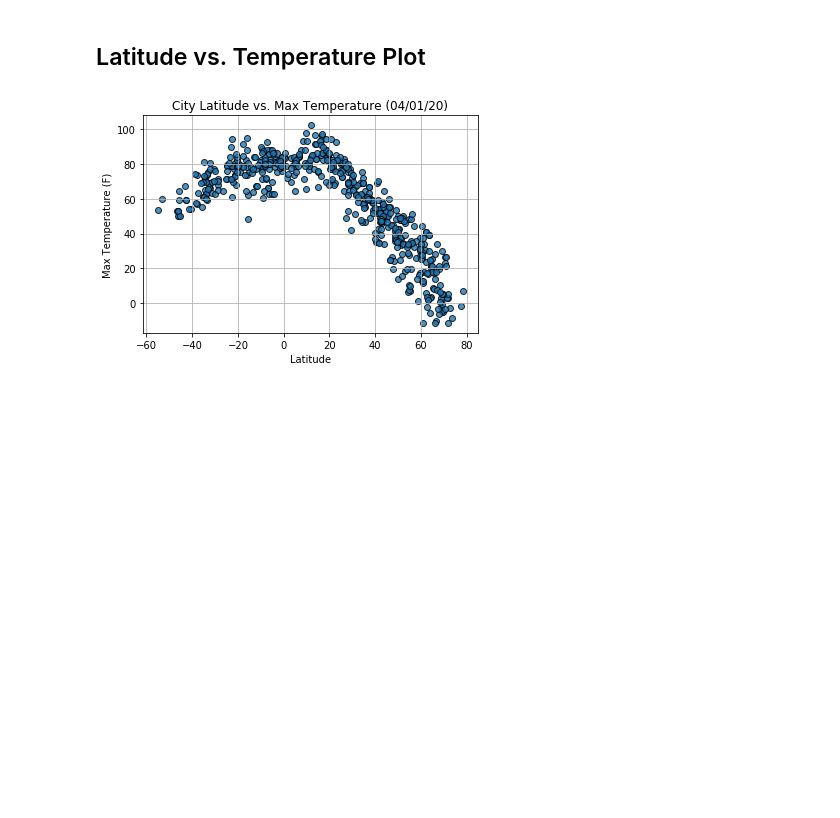
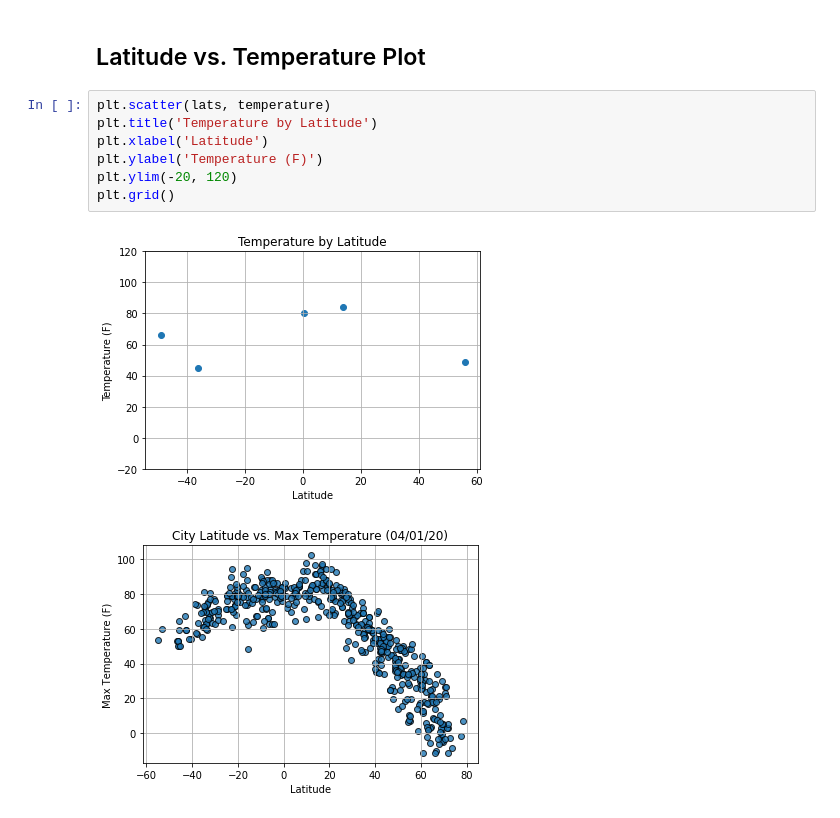
Before and after one commit to Lehmanc92/Python-API, a Jupyter notebook: starter_code/WeatherPy.ipynb, the cells around one changed output. Cells and saved outputs as stored; diff of their text form; blank space fills up the shorter version.

```diff
--- a/starter_code/WeatherPy.ipynb
+++ b/starter_code/WeatherPy.ipynb
@@ -144,6 +144,15 @@ weather_df
 * Save the plotted figures as .pngs.
 # %% [markdown]
 ## Latitude vs. Temperature Plot
+# %%
+plt.scatter(lats, temperature)
+plt.title('Temperature by Latitude')
+plt.xlabel('Latitude')
+plt.ylabel('Temperature (F)')
+plt.ylim(-20, 120)
+plt.grid()
+# %% [output]
+[figure, added]
 # %%
 # %% [output]
 [figure]
```
Also changed, not shown: parts of 12 cells of this notebook.
